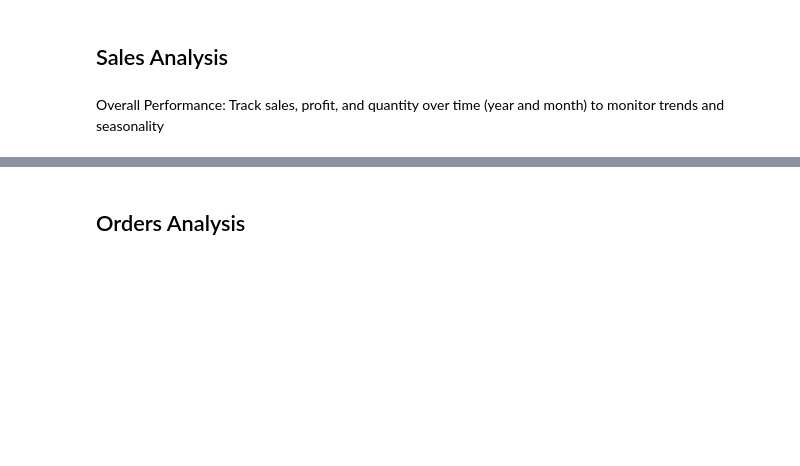
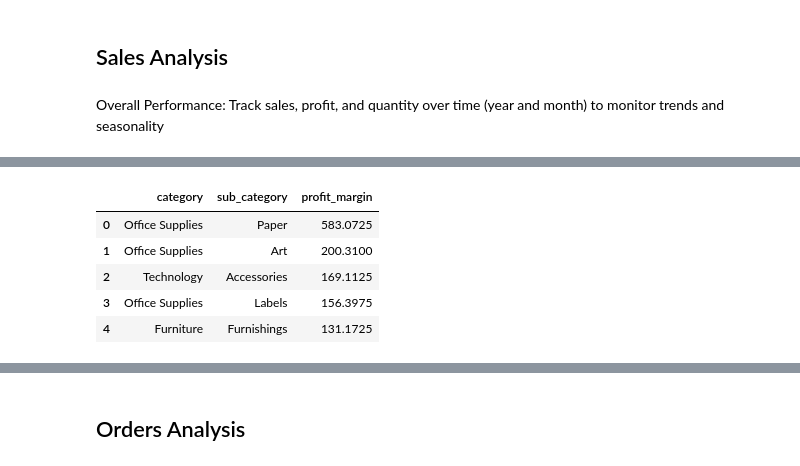
Before and after one commit to markcelemen/sales-performance-dashboard, a Jupyter notebook: eda.ipynb, the cells around one changed output, grey strips where cells are left out. Cells and saved outputs as stored; diff of their text form; code cells hidden in the pictures; blank space fills up the shorter version.

```diff
--- a/eda.ipynb
+++ b/eda.ipynb
@@ -424,0 +480,12 @@ Profitability: Assess profit margins across products, categories, and sub-categ
+# %%
+results = cursor.fetchall()
+df = pd.DataFrame(results, columns=['category', 'sub_category', 'profit_margin'])
+
+df.head()
+# %% [output]
+|  | category | sub_category | profit_margin |
+| 0 | Office Supplies | Paper | 583.0725 |
+| 1 | Office Supplies | Art | 200.3100 |
+| 2 | Technology | Accessories | 169.1125 |
+| 3 | Office Supplies | Labels | 156.3975 |
+| 4 | Furniture | Furnishings | 131.1725 |
```
Also changed, not shown: parts of 12 cells of this notebook.
